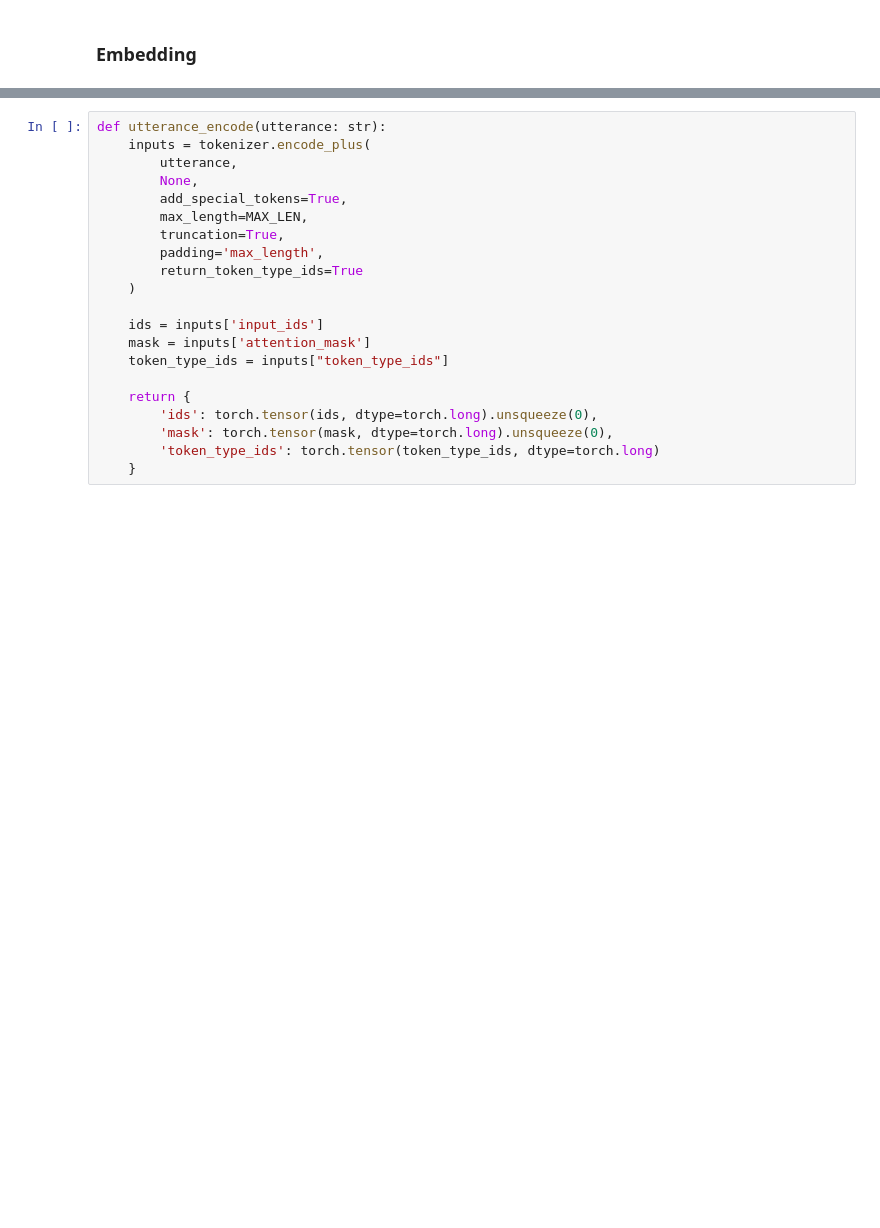
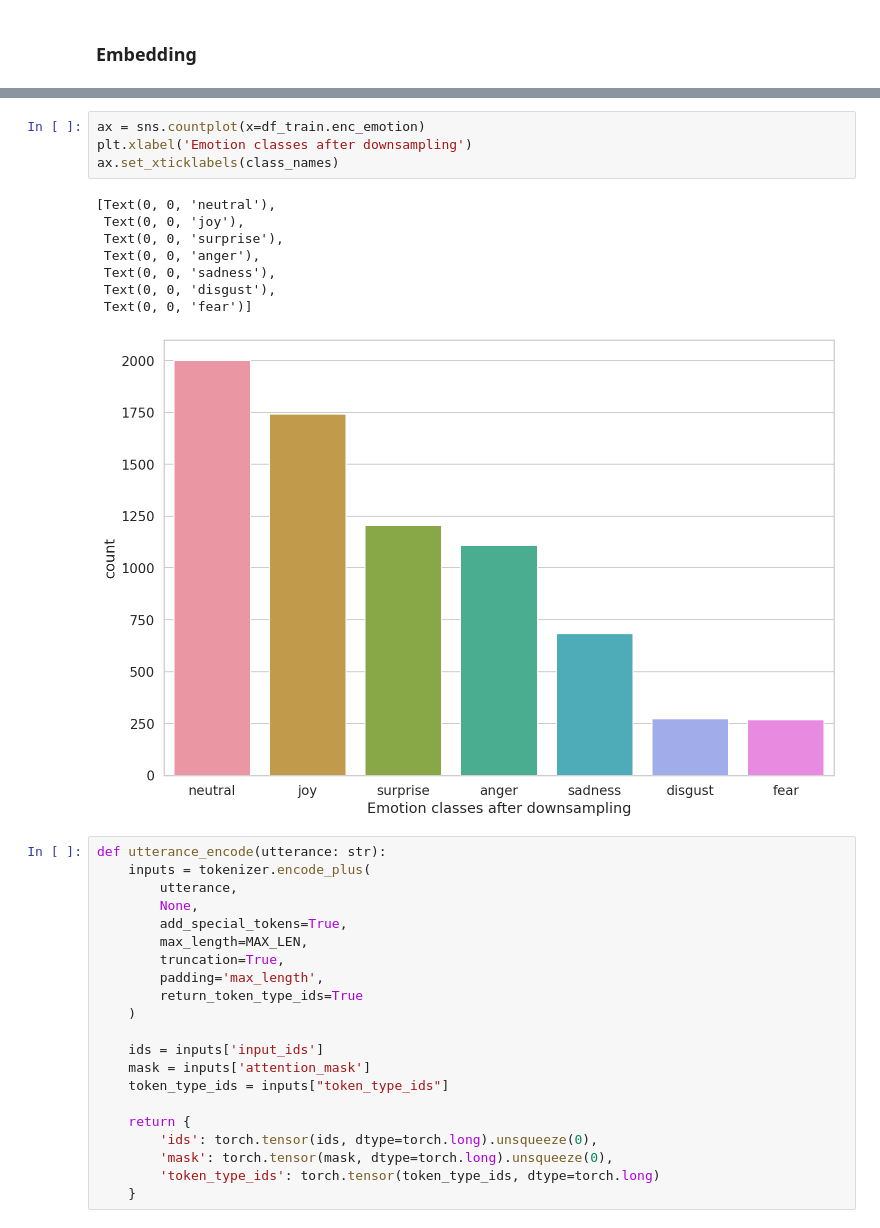
Before and after one commit to tae898/erc, a Jupyter notebook: examples/colab/4.ERC-MELD-colab.ipynb, the cells around one changed output, grey strips where cells are left out. Drawn from its saved outputs; the diff is of its cells as text; blank space fills up the shorter version.

```diff
--- a/examples/colab/4.ERC-MELD-colab.ipynb
+++ b/examples/colab/4.ERC-MELD-colab.ipynb
@@ -486,3 +534,16 @@ Text(0.5, 0, 'Token count')
+# %%
+ax = sns.countplot(x=df_train.enc_emotion)
+plt.xlabel('Emotion classes after downsampling')
+ax.set_xticklabels(class_names)
+# %% [output]
+[Text(0, 0, 'neutral'),
+ Text(0, 0, 'joy'),
+ Text(0, 0, 'surprise'),
+ Text(0, 0, 'anger'),
+ Text(0, 0, 'sadness'),
+ Text(0, 0, 'disgust'),
+ Text(0, 0, 'fear')]
+[figure, added]
 # %%
 def utterance_encode(utterance: str):
     inputs = tokenizer.encode_plus(
```
Also changed, not shown: parts of 48 cells of this notebook.
